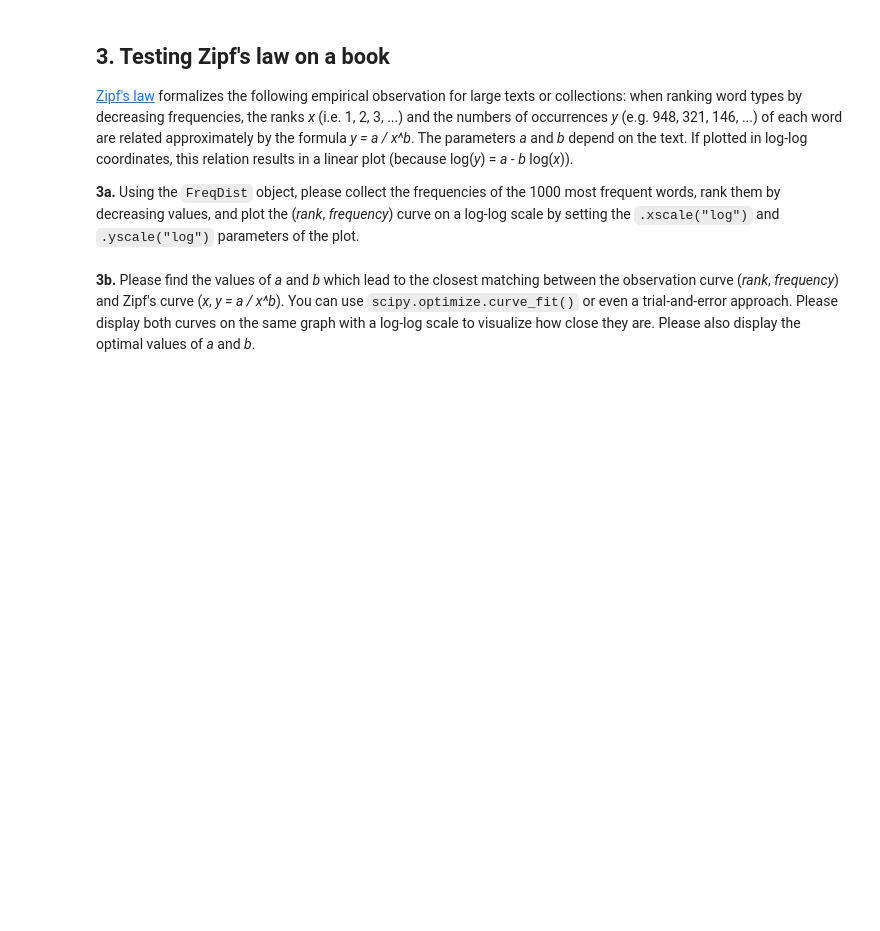
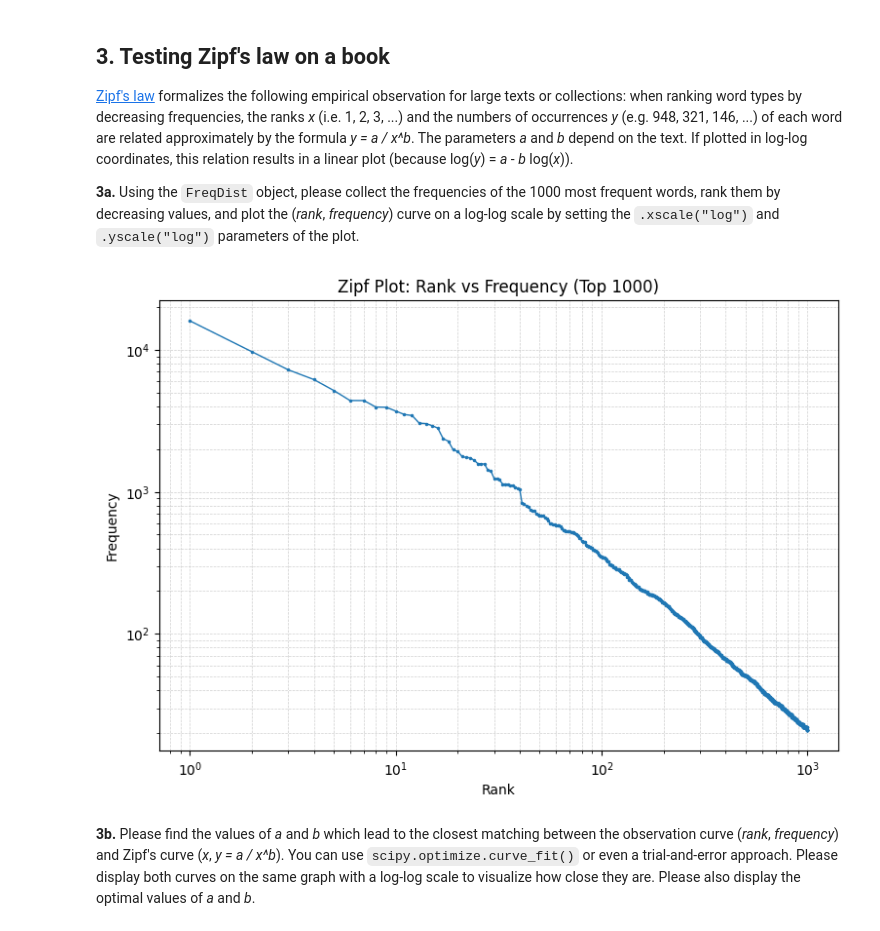
Before and after one commit to Nathan-massicot/Project, a Jupyter notebook: Project_1/MSE_AdvNLP_Lab1_student.ipynb, the cells around one changed output. Saved outputs shown, nothing was run; the diff lists cells and outputs as text; code cells hidden in the pictures; blank space fills up the shorter version.

```diff
--- a/Project_1/MSE_AdvNLP_Lab1_student.ipynb
+++ b/Project_1/MSE_AdvNLP_Lab1_student.ipynb
@@ -90,3 +308,24 @@ import matplotlib.pyplot as plt
+# %%
+# Please write your Python code in this cell and execute it.
+
+
+top_1000 = fdist1.most_common(1000)
+
+ranks = list(range(1, len(top_1000) + 1))
+freqs = [freq for _, freq in top_1000]
+
+
+plt.figure(figsize=(9, 6))
+plt.plot(ranks, freqs, marker=".", linestyle="-", linewidth=1, markersize=3)
+plt.xscale("log")
+plt.yscale("log")
+plt.xlabel("Rank")
+plt.ylabel("Frequency")
+plt.title("Zipf Plot: Rank vs Frequency (Top 1000)")
+plt.grid(True, which="both", linestyle="--", linewidth=0.5, alpha=0.6)
+plt.show()
+# %% [output]
+[figure, added]
 # %% [markdown]
 **3b.** Please find the values of *a* and *b* which lead to the closest matching between the observation curve (*rank*, *frequency*) and Zipf's curve (*x*, *y = a / x^b*).  You can use `scipy.optimize.curve_fit()` or even a trial-and-error approach.  Please display both curves on the same graph with a log-log scale to visualize how close they are.  Please also display the optimal values of *a* and *b*.
 # %%
```
Also changed, not shown: parts of 61 cells of this notebook, 7 other files.
